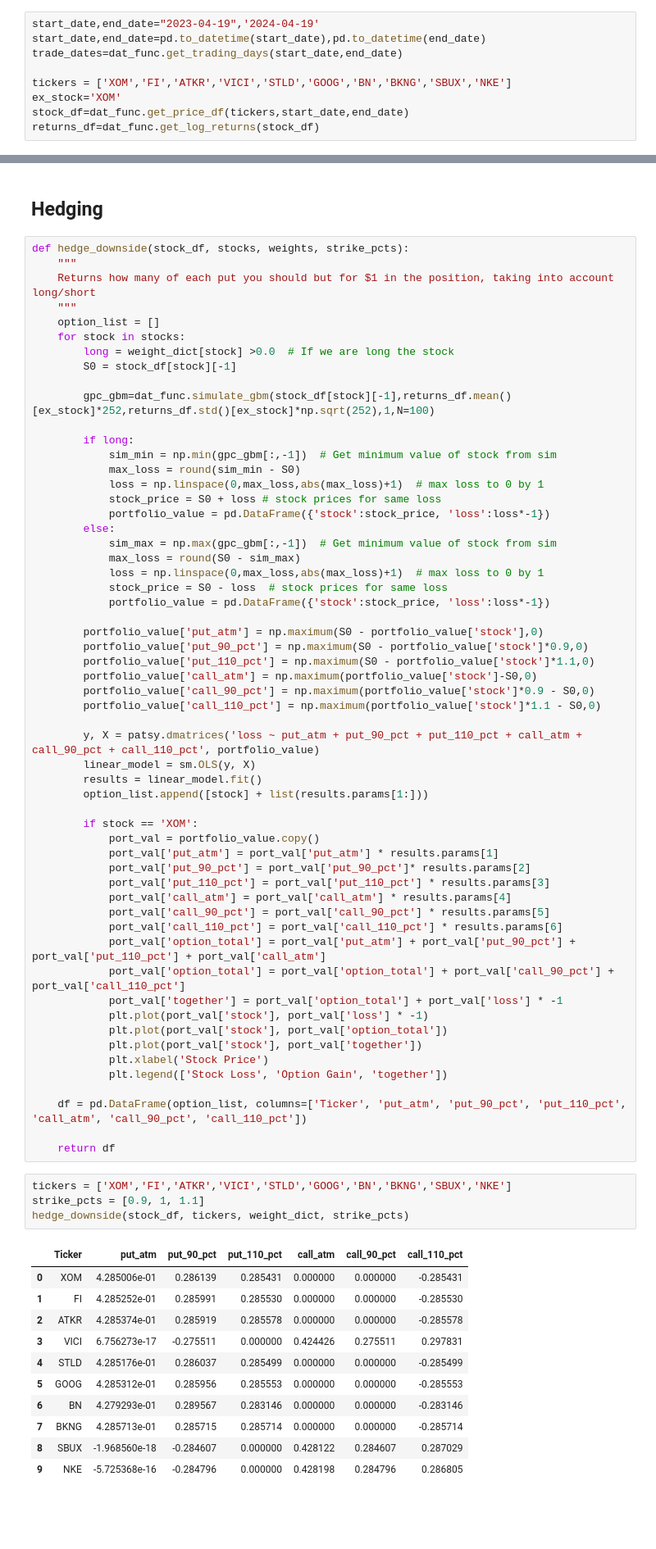
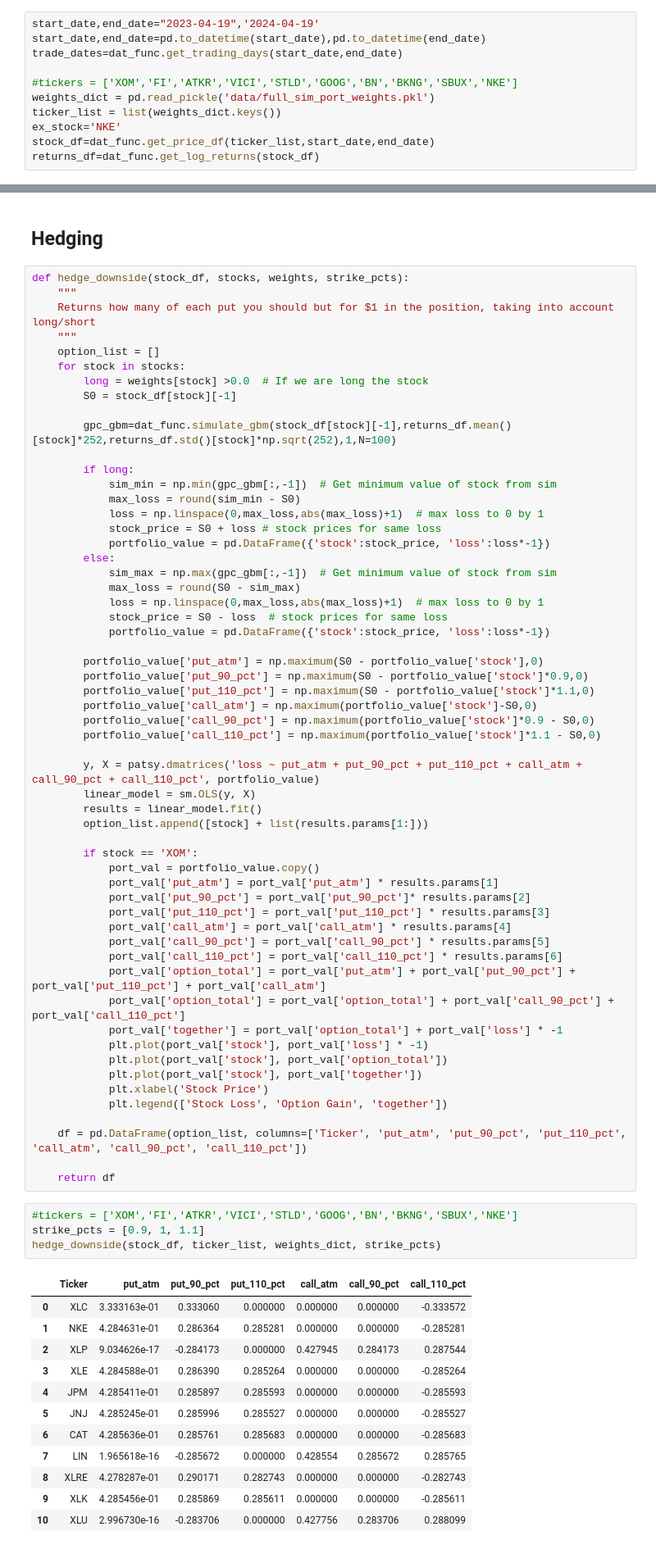
Before and after one commit to wlester3/Equity_Options_Port_Optimization, a Jupyter notebook: option_hedging.ipynb, the cells around one changed output, grey strips where cells are left out. Shown at 82% size. Saved outputs shown, nothing was run; the diff lists cells and outputs as text; blank space fills up the shorter version.

```diff
--- a/option_hedging.ipynb
+++ b/option_hedging.ipynb
@@ -23,8 +23,10 @@ start_date,end_date="2023-04-19",'2024-04-19'
 start_date,end_date=pd.to_datetime(start_date),pd.to_datetime(end_date)
 trade_dates=dat_func.get_trading_days(start_date,end_date)
 
-tickers = ['XOM','FI','ATKR','VICI','STLD','GOOG','BN','BKNG','SBUX','NKE']
-ex_stock='XOM'
-stock_df=dat_func.get_price_df(tickers,start_date,end_date)
+#tickers = ['XOM','FI','ATKR','VICI','STLD','GOOG','BN','BKNG','SBUX','NKE']
+weights_dict = pd.read_pickle('data/full_sim_port_weights.pkl')
+ticker_list = list(weights_dict.keys())
+ex_stock='NKE'
+stock_df=dat_func.get_price_df(ticker_list,start_date,end_date)
 returns_df=dat_func.get_log_returns(stock_df)
 # %% [output]
@@ -131,10 +135,10 @@ def hedge_downside(stock_df, stocks, weights, strike_pcts):
     """
     option_list = []
     for stock in stocks:
-        long = weight_dict[stock] >0.0  # If we are long the stock
+        long = weights[stock] >0.0  # If we are long the stock
         S0 = stock_df[stock][-1]
 
-        gpc_gbm=dat_func.simulate_gbm(stock_df[stock][-1],returns_df.mean()[ex_stock]*252,returns_df.std()[ex_stock]*np.sqrt(252),1,N=100)
+        gpc_gbm=dat_func.simulate_gbm(stock_df[stock][-1],returns_df.mean()[stock]*252,returns_df.std()[stock]*np.sqrt(252),1,N=100)
 
         if long:
             sim_min = np.min(gpc_gbm[:,-1])  # Get minimum value of stock from sim
@@ -182,18 +186,19 @@ def hedge_downside(stock_df, stocks, weights, strike_pcts):
 
     return df
 # %%
-tickers = ['XOM','FI','ATKR','VICI','STLD','GOOG','BN','BKNG','SBUX','NKE']
+#tickers = ['XOM','FI','ATKR','VICI','STLD','GOOG','BN','BKNG','SBUX','NKE']
 strike_pcts = [0.9, 1, 1.1]
-hedge_downside(stock_df, tickers, weight_dict, strike_pcts)
+hedge_downside(stock_df, ticker_list, weights_dict, strike_pcts)
 # %% [output]
 |  | Ticker | put_atm | put_90_pct | put_110_pct | call_atm | call_90_pct | call_110_pct |
-| 0 | XOM | 4.285006e-01 | 0.286139 | 0.285431 | 0.000000 | 0.000000 | -0.285431 |
-| 1 | FI | 4.285252e-01 | 0.285991 | 0.285530 | 0.000000 | 0.000000 | -0.285530 |
-| 2 | ATKR | 4.285374e-01 | 0.285919 | 0.285578 | 0.000000 | 0.000000 | -0.285578 |
-| 3 | VICI | 6.756273e-17 | -0.275511 | 0.000000 | 0.424426 | 0.275511 | 0.297831 |
-| 4 | STLD | 4.285176e-01 | 0.286037 | 0.285499 | 0.000000 | 0.000000 | -0.285499 |
-| 5 | GOOG | 4.285312e-01 | 0.285956 | 0.285553 | 0.000000 | 0.000000 | -0.285553 |
-| 6 | BN | 4.279293e-01 | 0.289567 | 0.283146 | 0.000000 | 0.000000 | -0.283146 |
-| 7 | BKNG | 4.285713e-01 | 0.285715 | 0.285714 | 0.000000 | 0.000000 | -0.285714 |
-| 8 | SBUX | -1.968560e-18 | -0.284607 | 0.000000 | 0.428122 | 0.284607 | 0.287029 |
-| 9 | NKE | -5.725368e-16 | -0.284796 | 0.000000 | 0.428198 | 0.284796 | 0.286805 |
+| 0 | XLC | 3.333163e-01 | 0.333060 | 0.000000 | 0.000000 | 0.000000 | -0.333572 |
+| 1 | NKE | 4.284631e-01 | 0.286364 | 0.285281 | 0.000000 | 0.000000 | -0.285281 |
+| 2 | XLP | 9.034626e-17 | -0.284173 | 0.000000 | 0.427945 | 0.284173 | 0.287544 |
+| 3 | XLE | 4.284588e-01 | 0.286390 | 0.285264 | 0.000000 | 0.000000 | -0.285264 |
+| 4 | JPM | 4.285411e-01 | 0.285897 | 0.285593 | 0.000000 | 0.000000 | -0.285593 |
+| 5 | JNJ | 4.285245e-01 | 0.285996 | 0.285527 | 0.000000 | 0.000000 | -0.285527 |
+| 6 | CAT | 4.285636e-01 | 0.285761 | 0.285683 | 0.000000 | 0.000000 | -0.285683 |
+| 7 | LIN | 1.965618e-16 | -0.285672 | 0.000000 | 0.428554 | 0.285672 | 0.285765 |
+| 8 | XLRE | 4.278287e-01 | 0.290171 | 0.282743 | 0.000000 | 0.000000 | -0.282743 |
+| 9 | XLK | 4.285456e-01 | 0.285869 | 0.285611 | 0.000000 | 0.000000 | -0.285611 |
+| 10 | XLU | 2.996730e-16 | -0.283706 | 0.000000 | 0.427756 | 0.283706 | 0.288099 |
```
Also changed, not shown: parts of 14 cells of this notebook, 4 other files.
